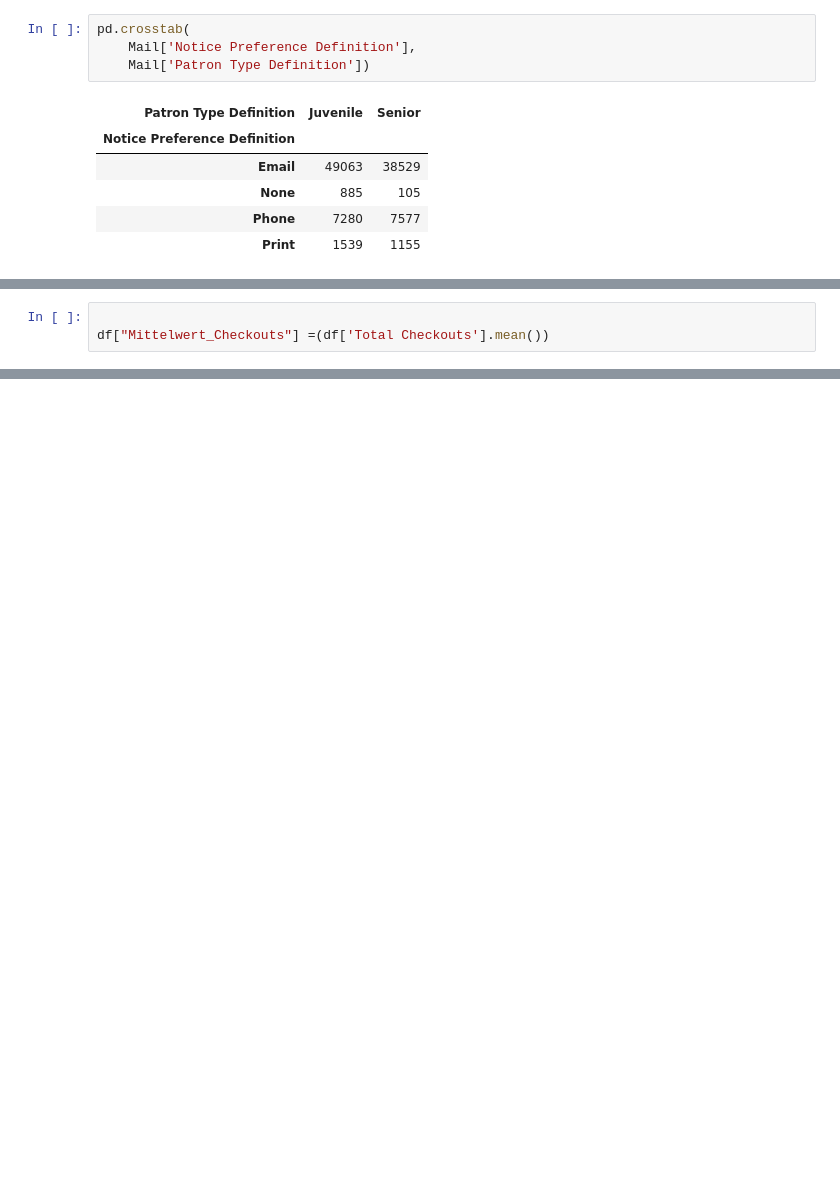
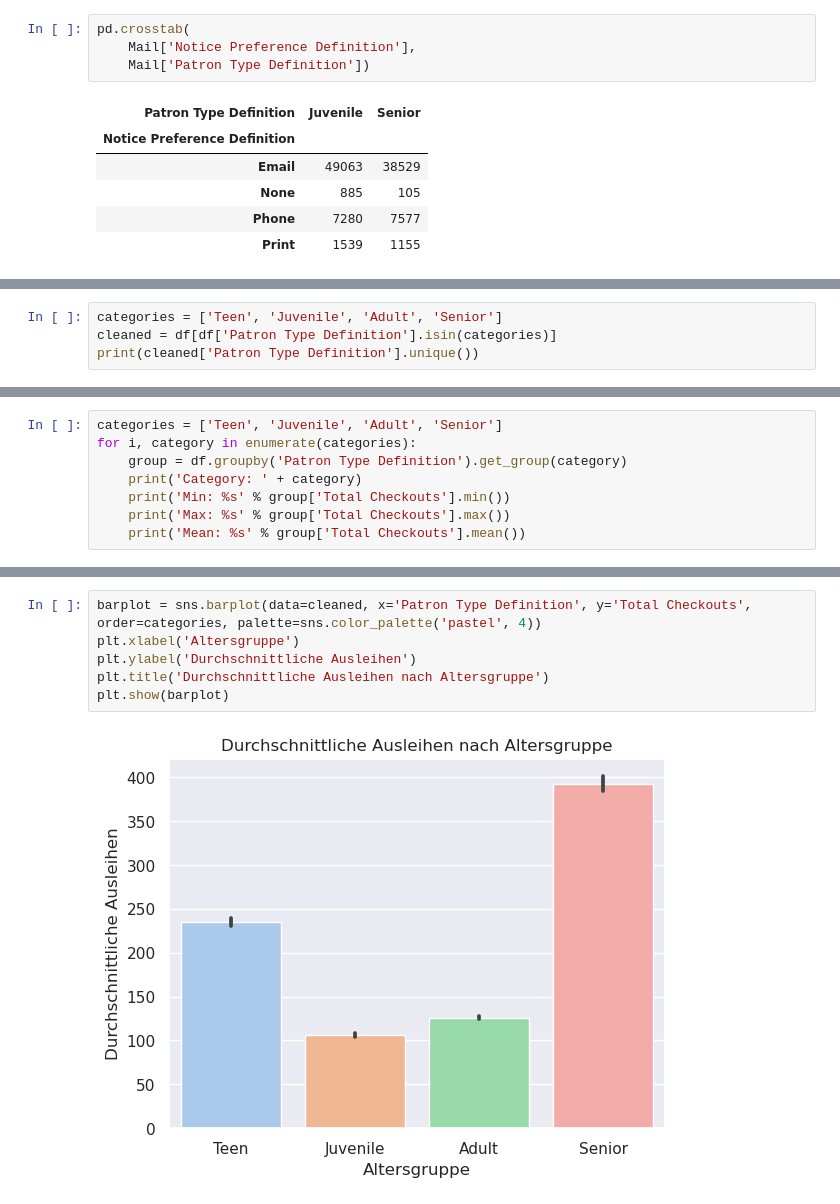
Before and after one commit to ElisaWierig/2022-2023_Data_Librarian_Elisa_Wierig, a Jupyter notebook: Modul_3/data/Projektaufgabe Deskriptive Statistik und Visualisierungen.ipynb, the cells around one changed output, grey strips where cells are left out. Drawn from its saved outputs; the diff is of its cells as text; blank space fills up the shorter version.

Commit message:
commit data

```diff
--- a/Modul_3/data/Projektaufgabe Deskriptive Statistik und Visualisierungen.ipynb
+++ b/Modul_3/data/Projektaufgabe Deskriptive Statistik und Visualisierungen.ipynb
@@ -96,3 +94,0 @@ Welcome                            2018.861623                     0.789081
-# %%
-
-df["Mittelwert_Checkouts"] =(df['Total Checkouts'].mean())
@@ -125,0 +102,4 @@ TypeError: 'NoneType' object is not iterable
+# %%
+categories = ['Teen', 'Juvenile', 'Adult', 'Senior']
+cleaned = df[df['Patron Type Definition'].isin(categories)]
+print(cleaned['Patron Type Definition'].unique())
@@ -125,0 +108,8 @@ TypeError: 'NoneType' object is not iterable
+# %%
+categories = ['Teen', 'Juvenile', 'Adult', 'Senior']
+for i, category in enumerate(categories):
+    group = df.groupby('Patron Type Definition').get_group(category)
+    print('Category: ' + category)
+    print('Min: %s' % group['Total Checkouts'].min())
+    print('Max: %s' % group['Total Checkouts'].max())
+    print('Mean: %s' % group['Total Checkouts'].mean())
@@ -125,0 +143,8 @@ TypeError: 'NoneType' object is not iterable
+# %%
+barplot = sns.barplot(data=cleaned, x='Patron Type Definition', y='Total Checkouts', order=categories, palette=sns.color_palette('pastel', 4))
+plt.xlabel('Altersgruppe')
+plt.ylabel('Durchschnittliche Ausleihen')
+plt.title('Durchschnittliche Ausleihen nach Altersgruppe')
+plt.show(barplot)
+# %% [output]
+[figure, added]
```
Also changed, not shown: parts of 20 cells of this notebook.
